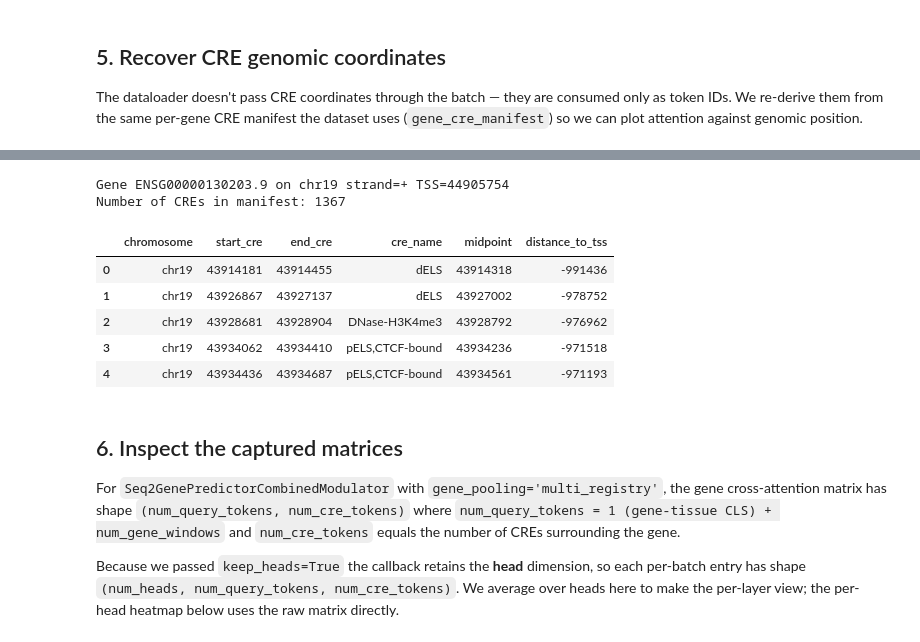
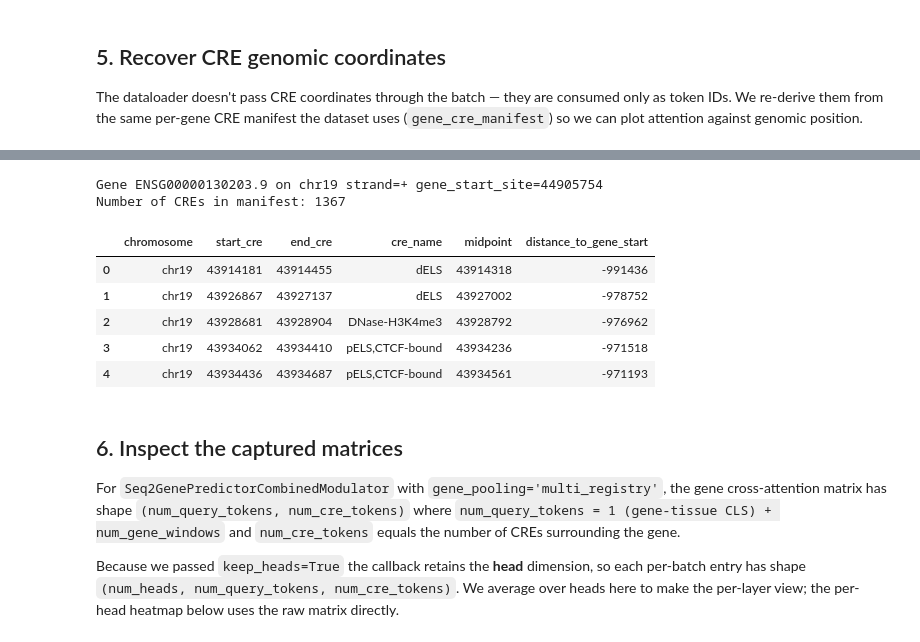
Before and after one commit to czi-ai/variantformer, a Jupyter notebook: notebooks/explore_attention.ipynb, the cells around one changed output, grey strips where cells are left out. Cells and saved outputs as stored; diff of their text form; code cells hidden in the pictures.

```diff
--- a/notebooks/explore_attention.ipynb
+++ b/notebooks/explore_attention.ipynb
@@ -202,12 +202,15 @@ if gene_info['strand'] == '-':
     cre_df = cre_df.iloc[::-1].reset_index(drop=True)
 
 cre_df['midpoint'] = (cre_df['start_cre'] + cre_df['end_cre']) // 2
-tss = gene_info['start'] if gene_info['strand'] == '+' else gene_info['end']
-cre_df['distance_to_tss'] = cre_df['midpoint'] - tss
+gene_start_site = gene_info['start'] if gene_info['strand'] == '+' else gene_info['end']
+cre_df['distance_to_gene_start'] = cre_df['midpoint'] - gene_start_site
 if gene_info['strand'] == '-':
-    cre_df['distance_to_tss'] = -cre_df['distance_to_tss']
+    cre_df['distance_to_gene_start'] = -cre_df['distance_to_gene_start']
 
-print(f"Gene {GENE_ID} on {gene_info['chromosome']} strand={gene_info['strand']} TSS={tss}")
+print(
+    f"Gene {GENE_ID} on {gene_info['chromosome']} strand={gene_info['strand']} "
+    f"gene_start_site={gene_start_site}"
+)
 print(f'Number of CREs in manifest: {len(cre_df)}')
 cre_df.head()
 # %% [output]
@@ -216,6 +219,6 @@ cre_df.head()
-Gene ENSG00000130203.9 on chr19 strand=+ TSS=44905754
+Gene ENSG00000130203.9 on chr19 strand=+ gene_start_site=44905754
 Number of CREs in manifest: 1367
-|  | chromosome | start_cre | end_cre | cre_name | midpoint | distance_to_tss |
+|  | chromosome | start_cre | end_cre | cre_name | midpoint | distance_to_gene_start |
 | 0 | chr19 | 43914181 | 43914455 | dELS | 43914318 | -991436 |
 | 1 | chr19 | 43926867 | 43927137 | dELS | 43927002 | -978752 |
 | 2 | chr19 | 43928681 | 43928904 | DNase-H3K4me3 | 43928792 | -976962 |
```
Also changed, not shown: parts of 9 cells of this notebook.
